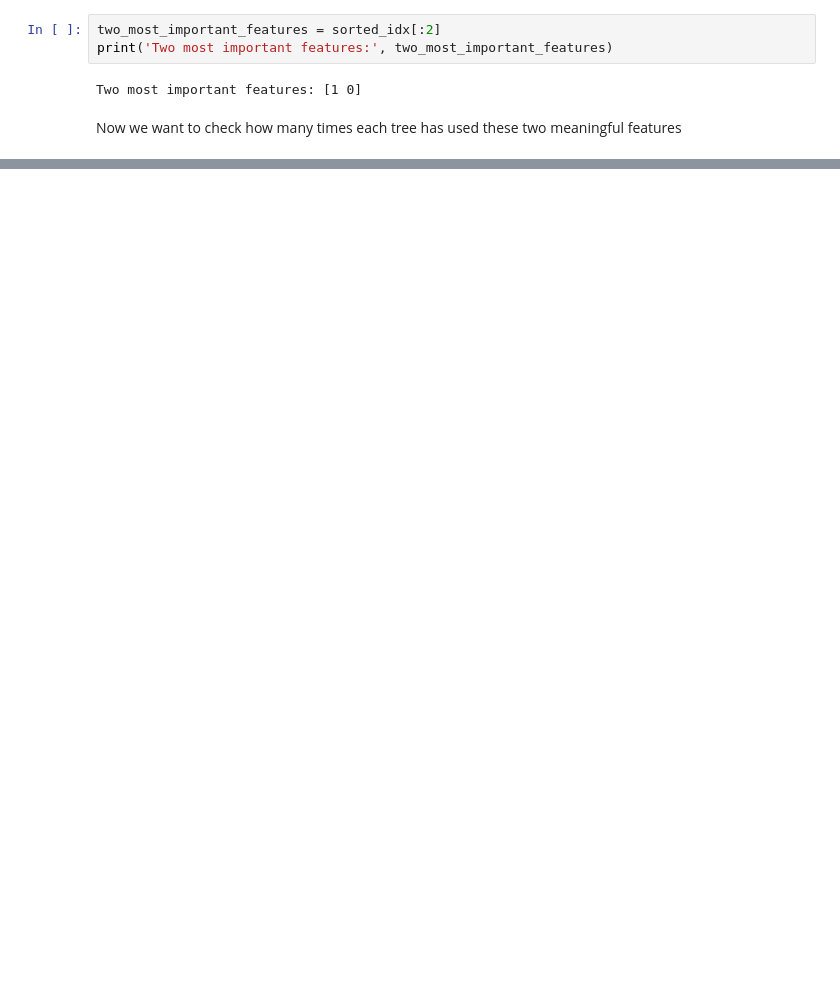
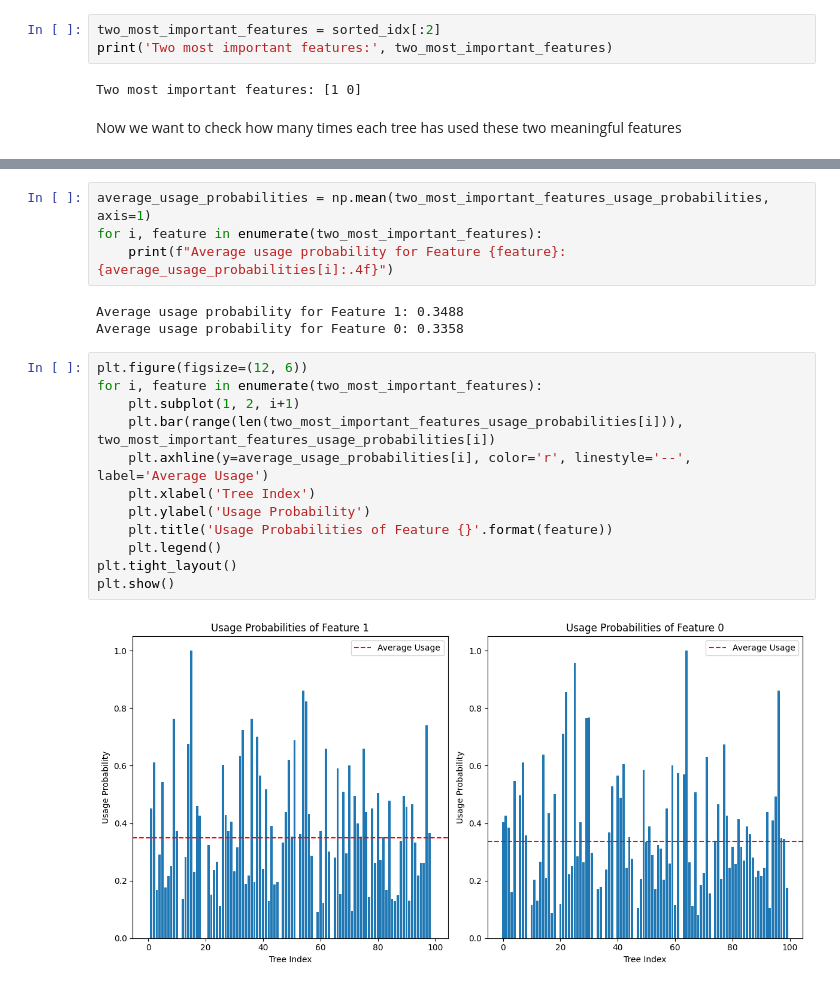
Before and after one commit to SansonSebastiano/Master-Thesis, a Jupyter notebook: important_features_usage.ipynb, the cells around one changed output, grey strips where cells are left out. Drawn from its saved outputs; the diff is of its cells as text; blank space fills up the shorter version.

```diff
--- a/important_features_usage.ipynb
+++ b/important_features_usage.ipynb
@@ -133,0 +178,21 @@ TO-DO:
+# %%
+average_usage_probabilities = np.mean(two_most_important_features_usage_probabilities, axis=1)
+for i, feature in enumerate(two_most_important_features):
+    print(f"Average usage probability for Feature {feature}: {average_usage_probabilities[i]:.4f}")
+# %% [output]
+Average usage probability for Feature 1: 0.3488
+Average usage probability for Feature 0: 0.3358
+# %%
+plt.figure(figsize=(12, 6))
+for i, feature in enumerate(two_most_important_features):
+    plt.subplot(1, 2, i+1)
+    plt.bar(range(len(two_most_important_features_usage_probabilities[i])), two_most_important_features_usage_probabilities[i])
+    plt.axhline(y=average_usage_probabilities[i], color='r', linestyle='--', label='Average Usage')
+    plt.xlabel('Tree Index')
+    plt.ylabel('Usage Probability')
+    plt.title('Usage Probabilities of Feature {}'.format(feature))
+    plt.legend()
+plt.tight_layout()
+plt.show()
+# %% [output]
+[figure, added]
```
Also changed, not shown: parts of 18 cells of this notebook.
